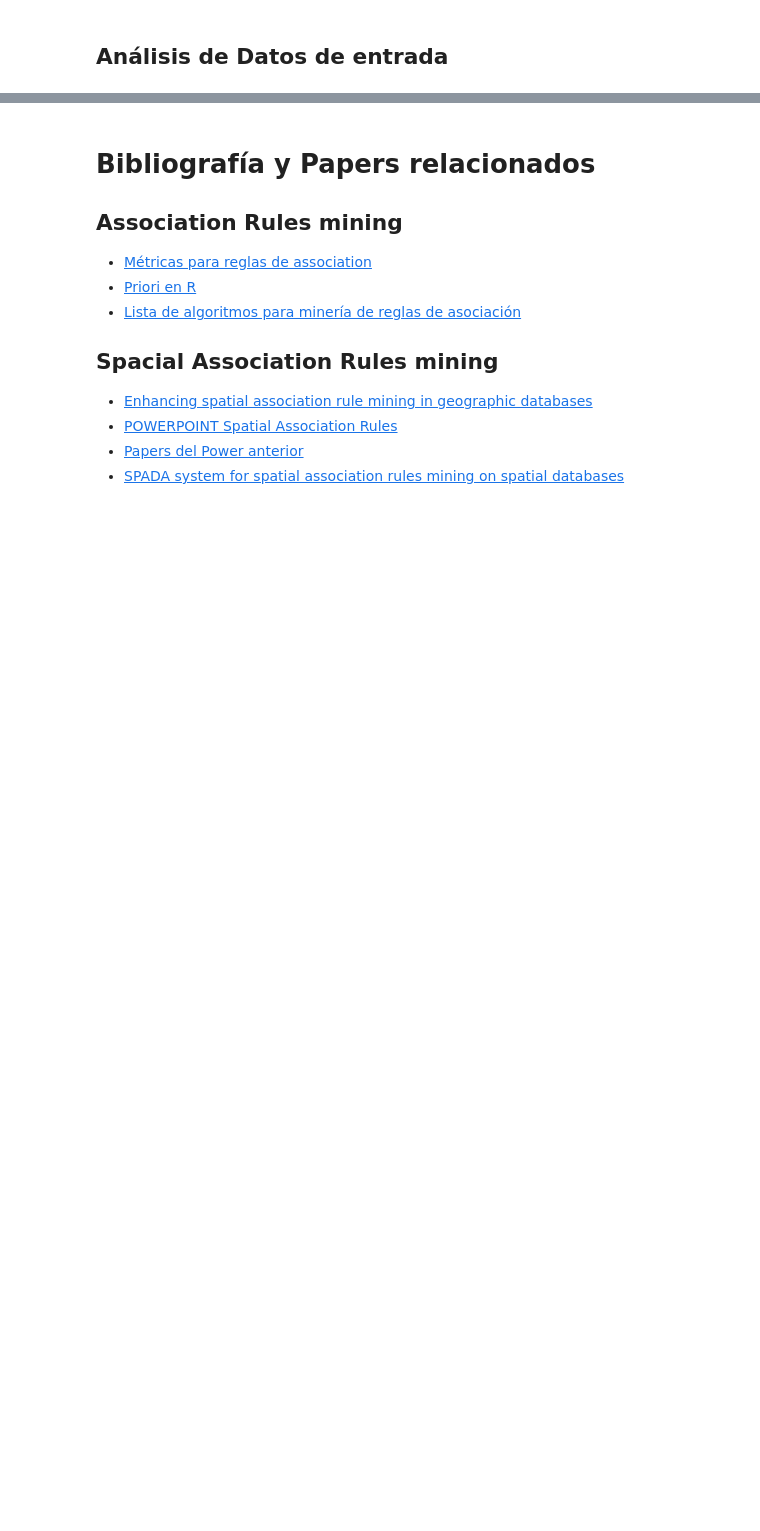
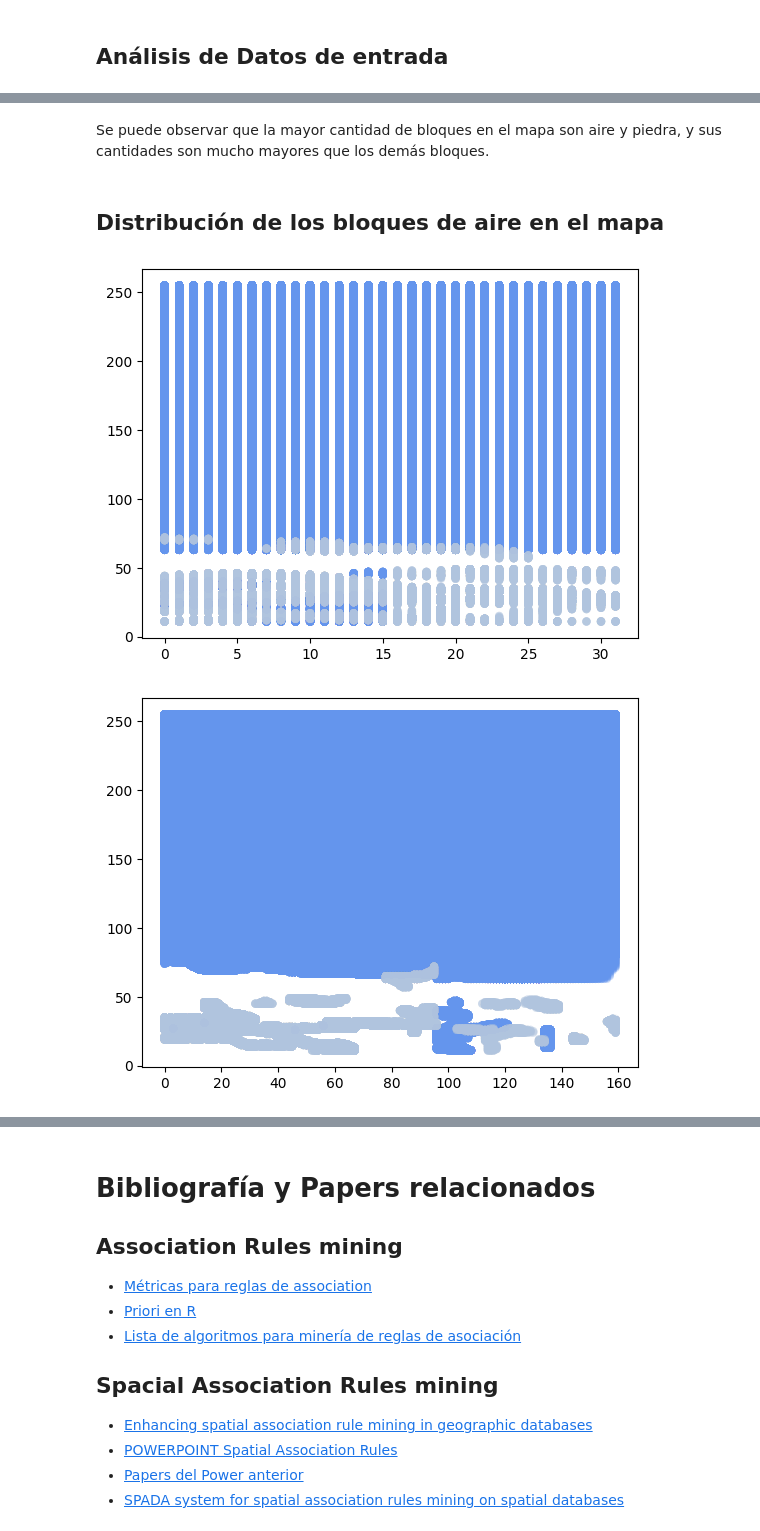
Before and after one commit to MrtC101/spatial-association-rules-mining, a Jupyter notebook: proyecto_final/code/python/Analisis.ipynb, the cells around one changed output, grey strips where cells are left out. Cells and saved outputs as stored; diff of their text form; code cells hidden in the pictures; blank space fills up the shorter version.

```diff
--- a/proyecto_final/code/python/Analisis.ipynb
+++ b/proyecto_final/code/python/Analisis.ipynb
@@ -81,0 +132,35 @@ AttributeError: 'AxesSubplot' object has no attribute 'show'
+# %% [markdown]
+Se puede observar que la mayor cantidad de bloques en el mapa son aire y piedra, y sus cantidades son mucho mayores que los demás bloques.
+# %% [markdown]
+## Distribución de los bloques de aire en el mapa
+# %%
+import matplotlib.pyplot as plt
+#Air block scatter plot
+fig, ax = plt.subplots()
+for lab in ["air", "cave_air"]:
+    block = df[df.Tag == lab]
+    x = block.X + block.CX*16 # coordenada absoluta
+    y = block.Y
+    if lab == "air":
+        color = "cornflowerblue"
+    else:
+        color = "lightsteelblue"
+    ax.scatter(x, y, c=color, label=lab,
+               alpha=0.3, edgecolors='none')
+plt.show()
+
+fig, ax = plt.subplots()
+for lab in ["air", "cave_air"]:
+    block = df[df.Tag == lab]
+    z = block.Z + block.CZ*16 # coordenada absoluta
+    y = block.Y
+    if lab == "air":
+        color = "cornflowerblue"
+    else:
+        color = "lightsteelblue"
+    ax.scatter(z, y, c=color, label=lab,
+               alpha=0.3, edgecolors='none')
+plt.show()
+# %% [output]
+[figure, added]
+[figure, added]
```
Also changed, not shown: parts of 22 cells of this notebook, 4 other files.
